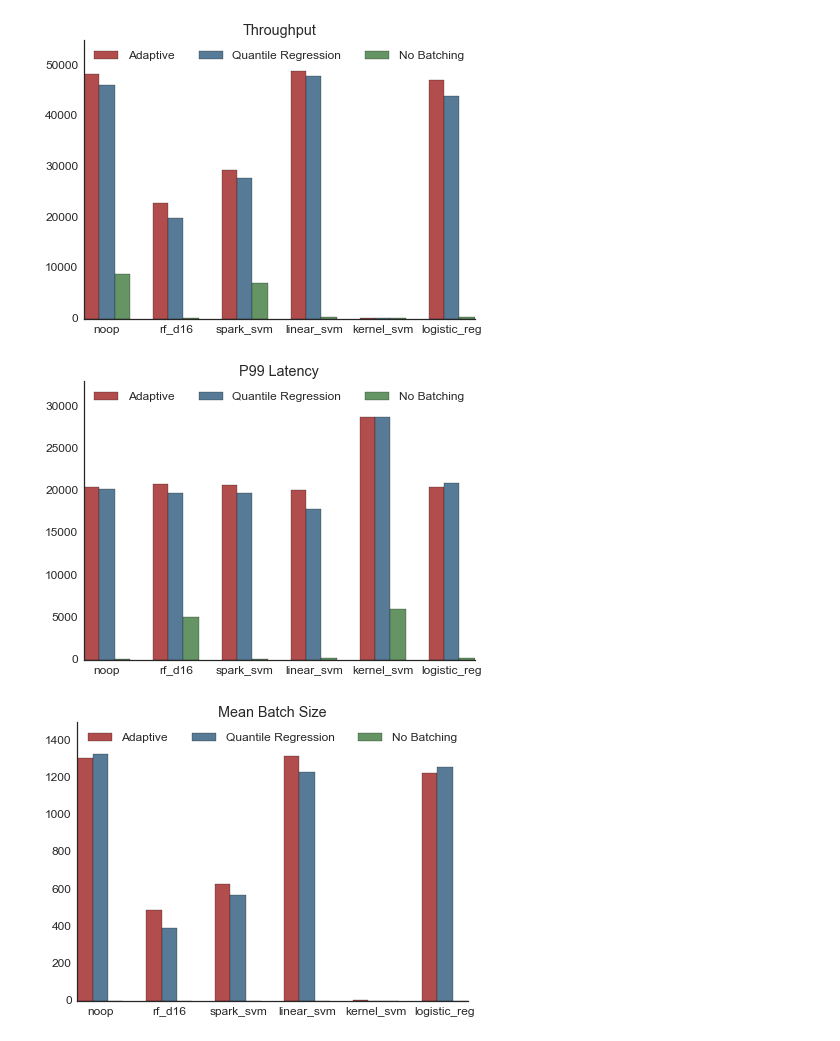
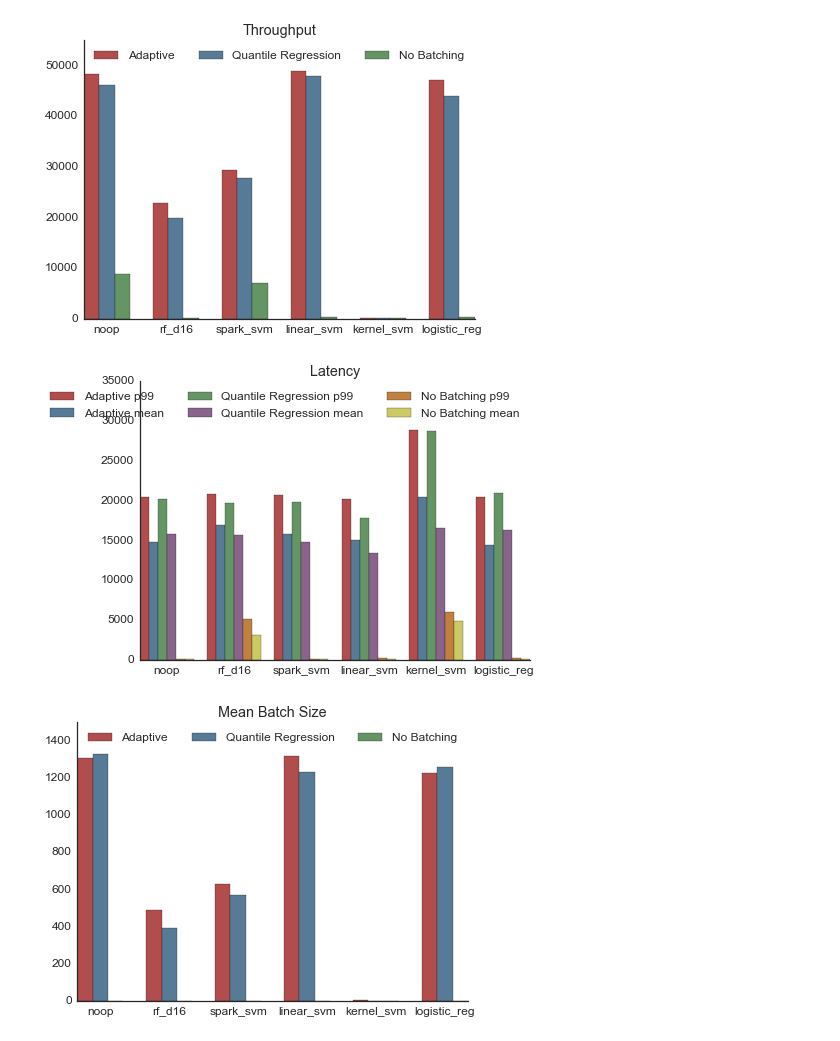
Before and after one commit to dcrankshaw/clipper-plots, a Jupyter notebook: batching/batching_aimd_vs_quantreg.ipynb, the cells around one changed output. Cells and saved outputs as stored; diff of their text form; code cells hidden in the pictures.

Commit message:
added mean lats to batching comparison

```diff
--- a/batching/batching_aimd_vs_quantreg.ipynb
+++ b/batching/batching_aimd_vs_quantreg.ipynb
@@ -60,35 +60,41 @@ plot_thruputs(results)
 # %%
 def plot_latencies(results):
     fig, ax = plt.subplots(figsize=(7,5))
     sns.despine()
     width = 1
     space = 1.5
-    num_bars = len(results)
+    num_bars = len(results)*2
     offset = 0
     colors = sns.color_palette("Set1", n_colors=8, desat=.5)
 
     for strat in ["Adaptive", "Quantile Regression", "No Batching"]:
 #         thrus = [(m["name"].split(":")[0], m["rate"]) for m in results[strat]["meters"] if "model_thruput" in m["name"]]
 #         model_names, rates = zip(*thrus)
 
         p99 = [(m["name"].split(":")[0], m["p99"]) for m in results[strat]["histograms"] if "model_latency" in m["name"]]
         model_names, lats = zip(*p99)
-
-
-        ax.bar(np.arange(len(lats))*width*(num_bars+ space) + width*offset, lats, color=colors[offset], width=width, label=strat)
+        ax.bar(np.arange(len(lats))*width*(num_bars+ space) + width*offset, lats, color=colors[offset], width=width, label="%s p99" % strat)
         if offset == 0:
             plt.xticks(np.arange(len(lats))*width*(num_bars + space) + width*(num_bars/2.0), model_names)
         offset += 1
-    ax.set_ylim(0, 33000)
+        mean_lats = [(m["name"].split(":")[0], m["mean"]) for m in results[strat]["histograms"] if "model_latency" in m["name"]]
+        model_names, means = zip(*mean_lats)
+        ax.bar(np.arange(len(means))*width*(num_bars+ space) + width*offset, means, color=colors[offset], width=width, label="%s mean" % strat)
+        if offset == 0:
+            plt.xticks(np.arange(len(lats))*width*(num_bars + space) + width*(num_bars/2.0), model_names)
+        offset += 1
+
+
+    ax.set_ylim(0, 35000)
     ax.legend(loc=0,ncol=3)
 
-    ax.set_title("P99 Latency")
+    ax.set_title("Latency")
     plt.show()
 #     plt.savefig("%s/batching_strategy_comp_thru.pdf" % (fig_dir), bbox_inches='tight')
 
 plot_latencies(results)
 # %% [output]
-[figure, old version]
+[figure, new version]
 # %%
 def plot_batch_sizes(results):
     fig, ax = plt.subplots(figsize=(7,5))
```
